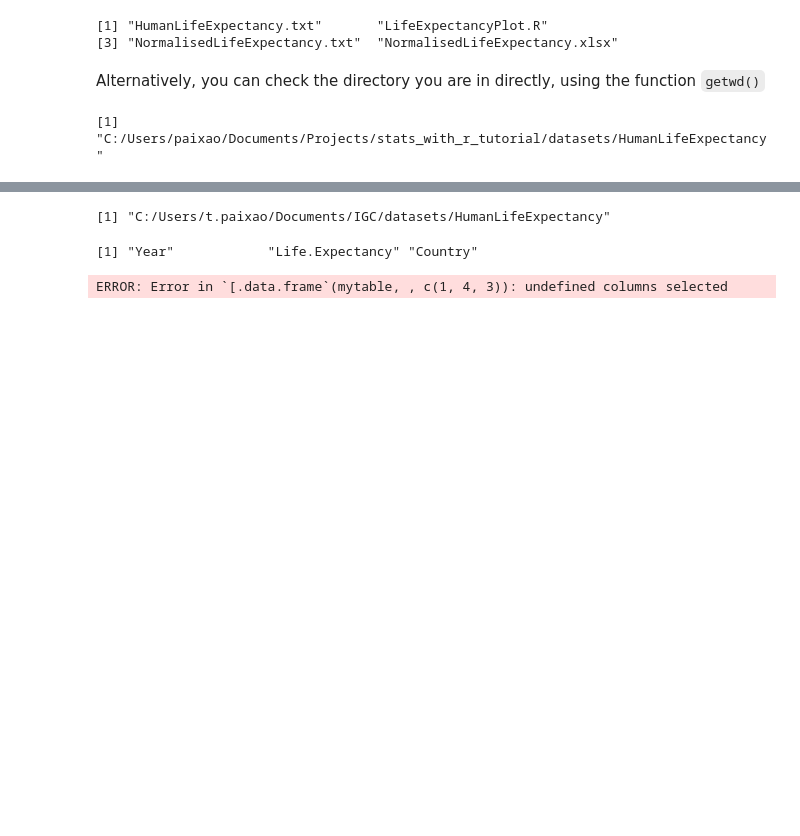
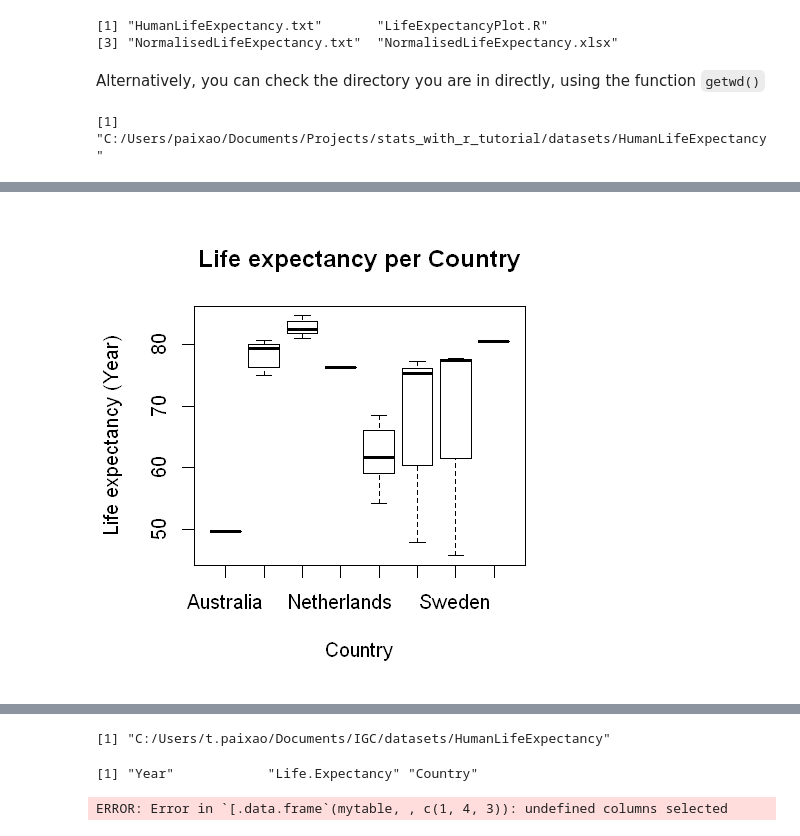
Before and after one commit to tpaixao/stats_with_r_tutorial, a Jupyter notebook: Lecture_1-Plotting.ipynb, the cells around one changed output, grey strips where cells are left out. Drawn from its saved outputs; the diff is of its cells as text; code cells hidden in the pictures; blank space fills up the shorter version.

```diff
--- a/Lecture_1-Plotting.ipynb
+++ b/Lecture_1-Plotting.ipynb
@@ -169,0 +130,4 @@ $row.names
+# %%
+plot(mytable$Country, mytable$LifeExpectancy,main="Life expectancy per Country",xlab="Country", ylab="Life expectancy (Year)")
+# %% [output]
+[figure, added]
```
Also changed, not shown: parts of 29 cells of this notebook.
